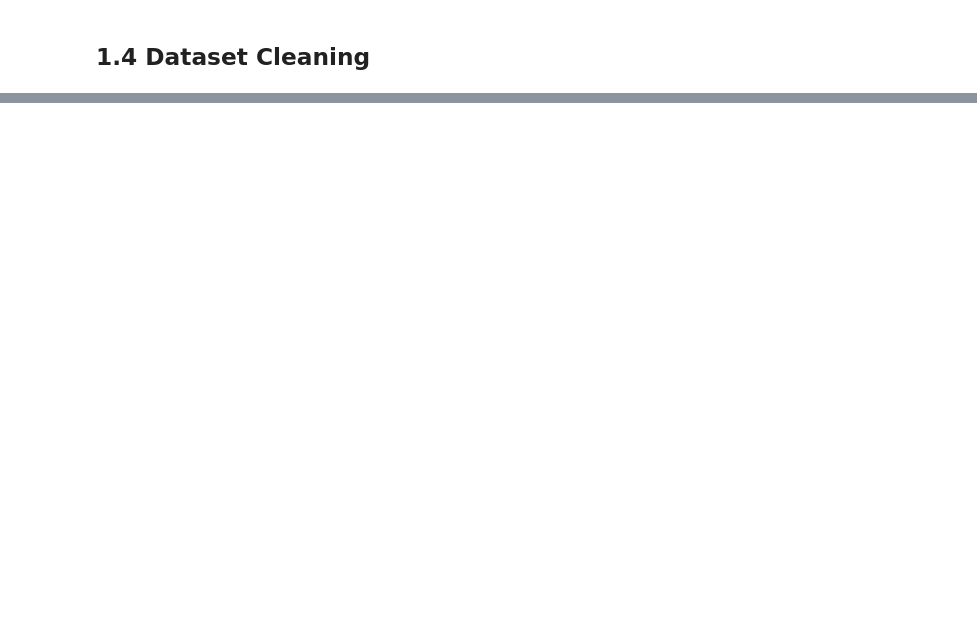
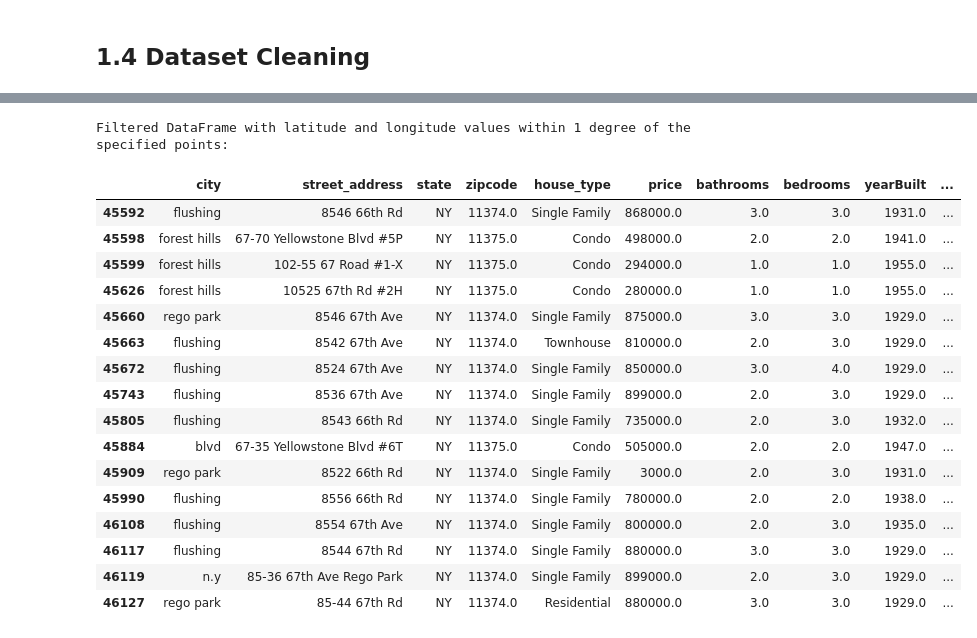
Before and after one commit to Hdubbs81/RealEstate-Insight-Capstone, a Jupyter notebook: 1. RealEstate_Insight_Data_Wrangling.ipynb, the cells around one changed output, grey strips where cells are left out. Saved outputs shown, nothing was run; the diff lists cells and outputs as text; code cells hidden in the pictures; blank space fills up the shorter version.

```diff
--- a/1. RealEstate_Insight_Data_Wrangling.ipynb
+++ b/1. RealEstate_Insight_Data_Wrangling.ipynb
@@ -261,0 +254,10 @@ memory usage: 772.0+ KB
+# %%
+# Remove all rows with any null values
+df_3 = df_2.dropna()
+
+# Reset the index
+df_3.reset_index(drop=True, inplace=True)
+
+# Display the result
+print("DataFrame after removing all rows with null values:")
+df_3
@@ -261,0 +327,6 @@ memory usage: 772.0+ KB
+# %%
+# Remove rows containing "2021" in the 'house_type' column
+df_3 = df_3[~df_3['house_type'].astype(str).str.contains('2021', na=False)]
+
+# Remove rows with 'Available Now' in the 'house_type' column
+df_3 = df_3[df_3['house_type'] != 'Available Now']
@@ -261,0 +380,6 @@ memory usage: 772.0+ KB
+# %%
+# Keep only rows where the 'state' column is 'NY'
+df_3 = df_3[df_3['state'] == 'NY']
+# %%
+# Convert all values in the 'city' column to lower case
+df_3['city'] = df_3['city'].str.lower()
@@ -261,0 +465,39 @@ memory usage: 772.0+ KB
+# %%
+# Define the central points for latitude and longitude
+central_latitudes = [40.727482, 40.717743]
+central_longitudes = [-73.848610, -73.860992]
+
+# Define the range for latitude and longitude
+latitude_range = .001  # ±1 degree
+longitude_range = .001  # ±1 degree
+
+# Filter rows within the specified range
+filtered_df = df_3[
+    ((df_3['latitude'] >= (central_latitudes[0] - latitude_range)) & (df_3['latitude'] <= (central_latitudes[0] + latitude_range)) &
+     (df_3['longitude'] >= (central_longitudes[0] - longitude_range)) & (df_3['longitude'] <= (central_longitudes[0] + longitude_range))) |
+    ((df_3['latitude'] >= (central_latitudes[1] - latitude_range)) & (df_3['latitude'] <= (central_latitudes[1] + latitude_range)) &
+     (df_3['longitude'] >= (central_longitudes[1] - longitude_range)) & (df_3['longitude'] <= (central_longitudes[1] + longitude_range)))
+]
+
+# Display the result
+print("Filtered DataFrame with latitude and longitude values within 1 degree of the specified points:")
+filtered_df
+# %% [output]
+Filtered DataFrame with latitude and longitude values within 1 degree of the specified points:
+|  | city | street_address | state | zipcode | house_type | price | bathrooms | bedrooms | yearBuilt | ... |
+| 45592 | flushing | 8546 66th Rd | NY | 11374.0 | Single Family | 868000.0 | 3.0 | 3.0 | 1931.0 | ... |
+| 45598 | forest hills | 67-70 Yellowstone Blvd #5P | NY | 11375.0 | Condo | 498000.0 | 2.0 | 2.0 | 1941.0 | ... |
+| 45599 | forest hills | 102-55 67 Road #1-X | NY | 11375.0 | Condo | 294000.0 | 1.0 | 1.0 | 1955.0 | ... |
+| 45626 | forest hills | 10525 67th Rd #2H | NY | 11375.0 | Condo | 280000.0 | 1.0 | 1.0 | 1955.0 | ... |
+| 45660 | rego park | 8546 67th Ave | NY | 11374.0 | Single Family | 875000.0 | 3.0 | 3.0 | 1929.0 | ... |
+| 45663 | flushing | 8542 67th Ave | NY | 11374.0 | Townhouse | 810000.0 | 2.0 | 3.0 | 1929.0 | ... |
+| 45672 | flushing | 8524 67th Ave | NY | 11374.0 | Single Family | 850000.0 | 3.0 | 4.0 | 1929.0 | ... |
+| 45743 | flushing | 8536 67th Ave | NY | 11374.0 | Single Family | 899000.0 | 2.0 | 3.0 | 1929.0 | ... |
+| 45805 | flushing | 8543 66th Rd | NY | 11374.0 | Single Family | 735000.0 | 2.0 | 3.0 | 1932.0 | ... |
+| 45884 | blvd | 67-35 Yellowstone Blvd #6T | NY | 11375.0 | Condo | 505000.0 | 2.0 | 2.0 | 1947.0 | ... |
+| 45909 | rego park | 8522 66th Rd | NY | 11374.0 | Single Family | 3000.0 | 2.0 | 3.0 | 1931.0 | ... |
+| 45990 | flushing | 8556 66th Rd | NY | 11374.0 | Single Family | 780000.0 | 2.0 | 2.0 | 1938.0 | ... |
+| 46108 | flushing | 8554 67th Ave | NY | 11374.0 | Single Family | 800000.0 | 2.0 | 3.0 | 1935.0 | ... |
+| 46117 | flushing | 8544 67th Rd | NY | 11374.0 | Single Family | 880000.0 | 3.0 | 3.0 | 1929.0 | ... |
+| 46119 | n.y | 85-36 67th Ave Rego Park | NY | 11374.0 | Single Family | 899000.0 | 2.0 | 3.0 | 1929.0 | ... |
+| 46127 | rego park | 85-44 67th Rd | NY | 11374.0 | Residential | 880000.0 | 3.0 | 3.0 | 1929.0 | ... |
```
Also changed, not shown: parts of 53 cells of this notebook.
